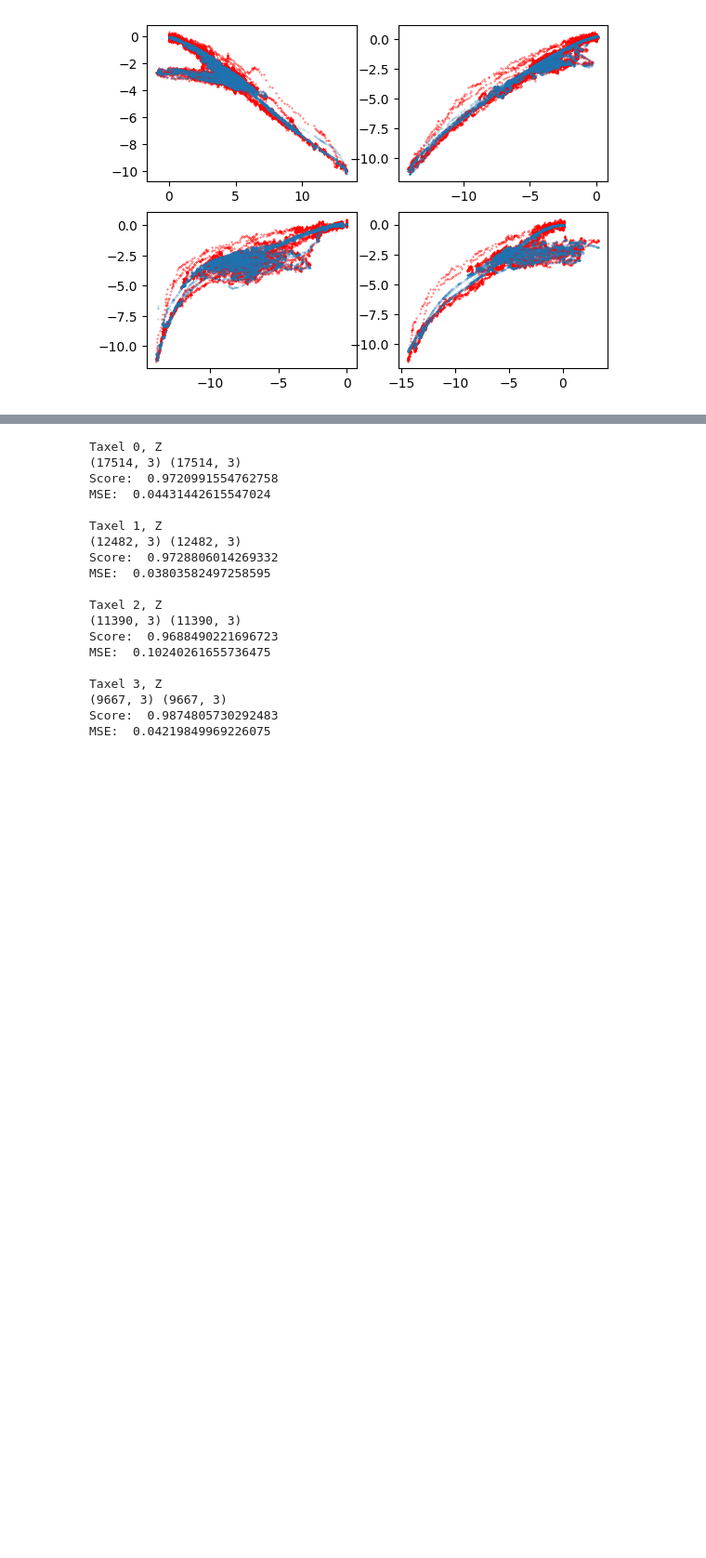
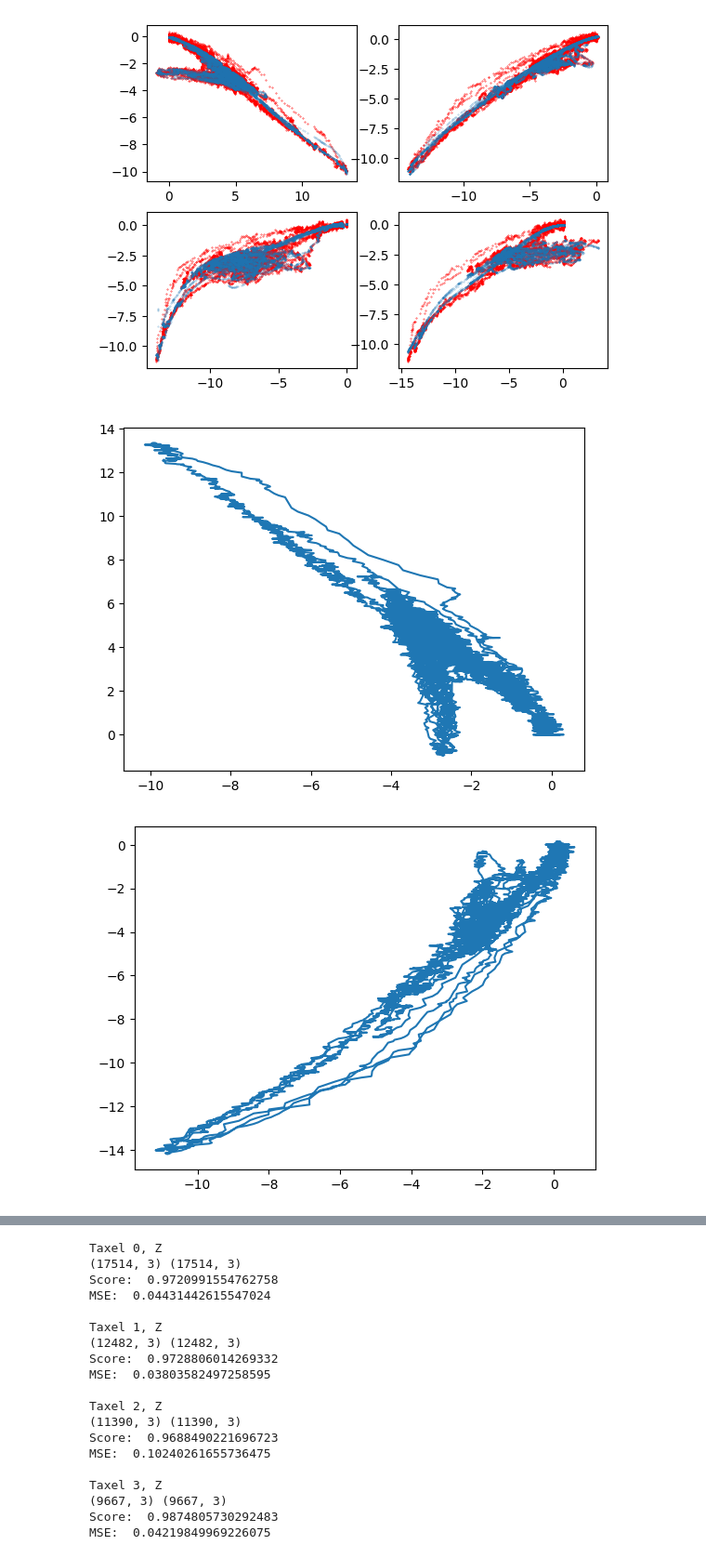
Before and after one commit to LowiekVDS/High-Resolution-Three-axis-Force-Sensing-for-Robotic-Fingertips, a Jupyter notebook: notebooks/model_creation.ipynb, the cells around one changed output, grey strips where cells are left out. Shown at 93% size. Saved outputs shown, nothing was run; the diff lists cells and outputs as text; code cells hidden in the pictures; blank space fills up the shorter version.

```diff
--- a/notebooks/model_creation.ipynb
+++ b/notebooks/model_creation.ipynb
@@ -235,3 +235,12 @@ simulate_forces(taxel_models)
 [figure]
 [figure]
 [figure]
+# %%
+for i in range(ARRAY_SIZE):
+
+  data = all_data[i]
+  plt.plot(data['F_z'], data['Z'] )
+  plt.show()
+# %% [output]
+[figure, added]
+[figure, added]
```
Also changed, not shown: parts of 3 cells of this notebook, 29 other files.
